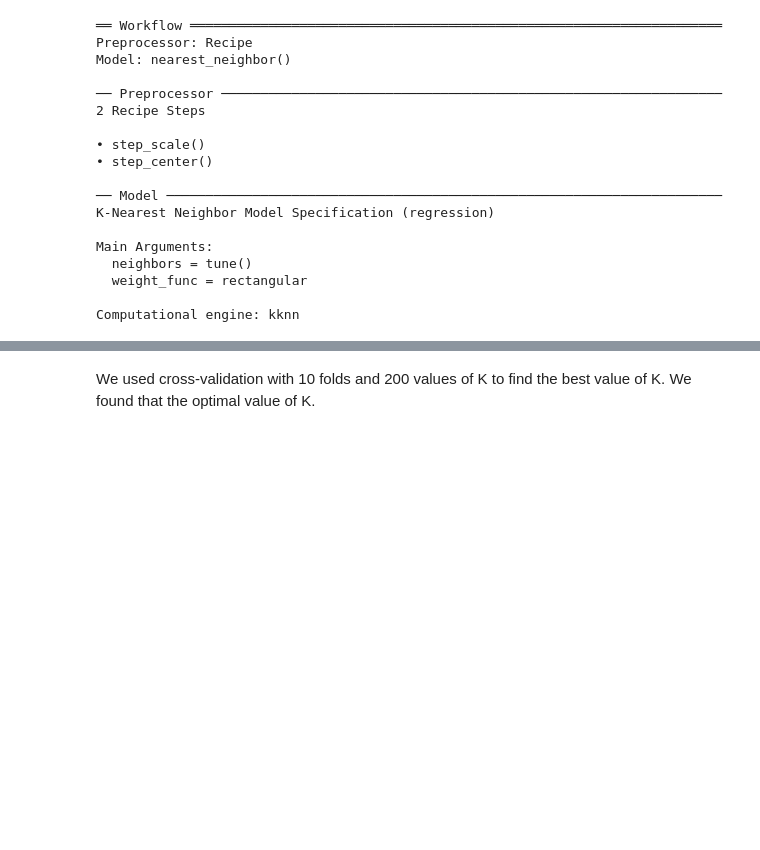
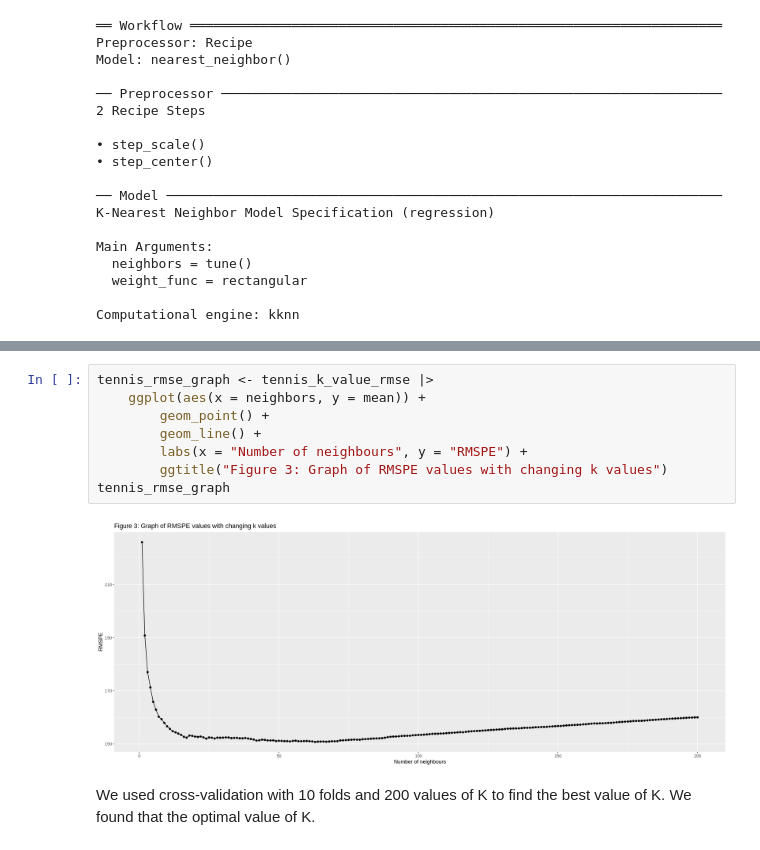
Before and after one commit to KatieSwan/DSCI100_GroupProject, a Jupyter notebook: Project_Report.ipynb, the cells around one changed output, grey strips where cells are left out. Saved outputs shown, nothing was run; the diff lists cells and outputs as text; blank space fills up the shorter version.

```diff
--- a/Project_Report.ipynb
+++ b/Project_Report.ipynb
@@ -223,6 +224,16 @@ tennis_k_value <- tennis_workflow|>
 tennis_k_value
 # %% [output]
 [1] 63
+# %%
+tennis_rmse_graph <- tennis_k_value_rmse |>
+    ggplot(aes(x = neighbors, y = mean)) +
+        geom_point() +
+        geom_line() +
+        labs(x = "Number of neighbours", y = "RMSPE") +
+        ggtitle("Figure 3: Graph of RMSPE values with changing k values")
+tennis_rmse_graph
+# %% [output]
+[figure, added]
 # %% [markdown]
 We used cross-validation with 10 folds and 200 values of K to find the best value of K.  We found that the optimal value of K.
 # %%
```
Also changed, not shown: parts of 3 cells of this notebook.
